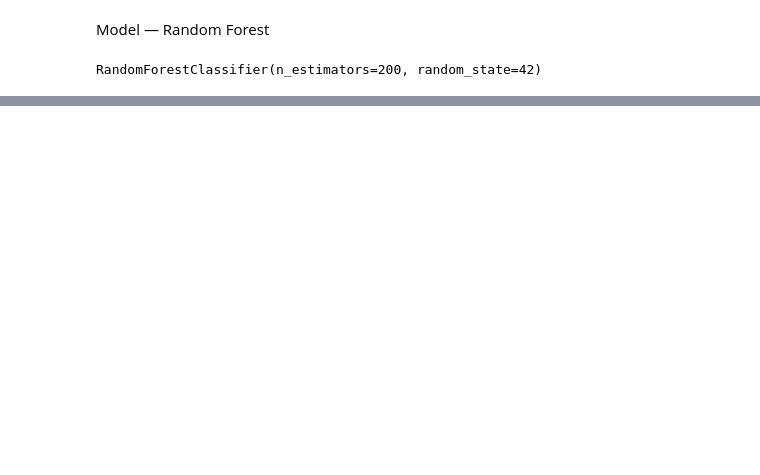
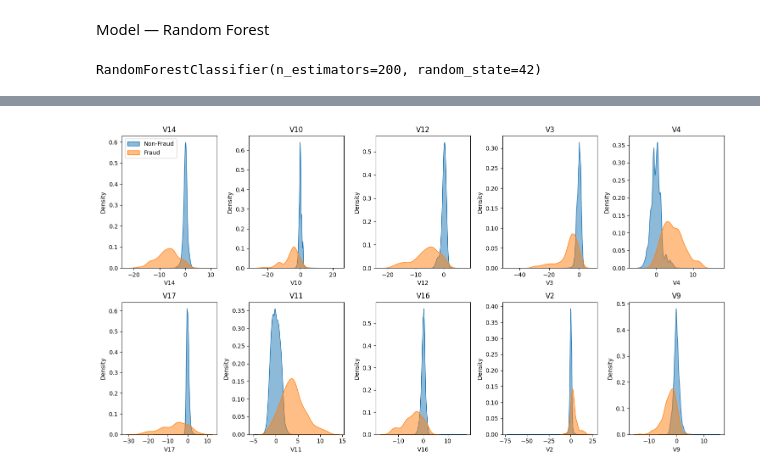
Before and after one commit to Sevinj-joy/InternIntelligence, a Jupyter notebook: Credit Card Fraud Detection/fraud_detection.ipynb, the cells around one changed output, grey strips where cells are left out. Drawn from its saved outputs; the diff is of its cells as text; code cells hidden in the pictures; blank space fills up the shorter version.

```diff
--- a/Credit Card Fraud Detection/fraud_detection.ipynb
+++ b/Credit Card Fraud Detection/fraud_detection.ipynb
@@ -264,0 +311,20 @@ weighted avg     0.9993    0.9993    0.9993     11063
+# %%
+import seaborn as sns
+
+# the list of Top 10 feature
+top_features = ['V14','V10','V12','V3','V4','V17','V11','V16','V2','V9']
+
+# graph for Fraud nd non-fraud
+plt.figure(figsize=(15,8))
+for i, feature in enumerate(top_features):
+    plt.subplot(2, 5, i+1)
+    sns.kdeplot(data[data['Class']==0], x=feature, fill=True, label='Non-Fraud', alpha=0.5)
+    sns.kdeplot(data[data['Class']==1], x=feature, fill=True, label='Fraud', alpha=0.5)
+    plt.title(feature)
+    if i == 0:
+        plt.legend()
+
+plt.tight_layout()
+plt.show()
+# %% [output]
+[figure, added]
```
Also changed, not shown: parts of 15 cells of this notebook.
